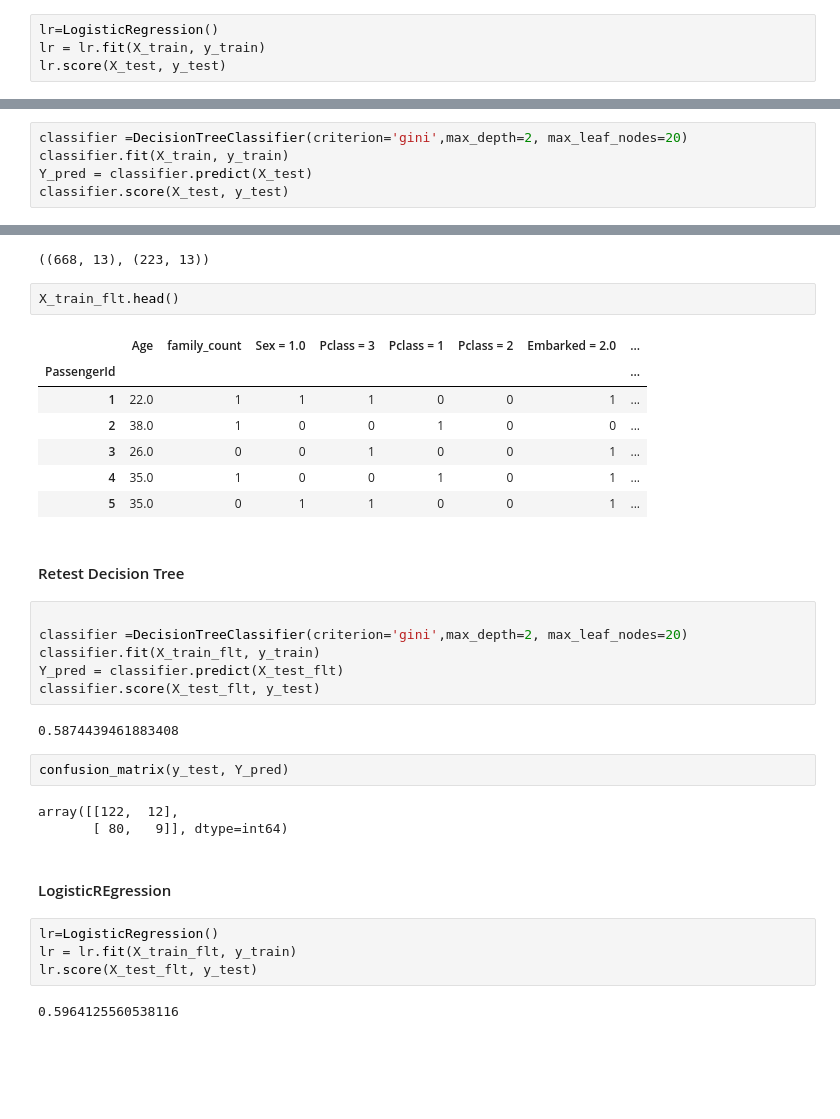
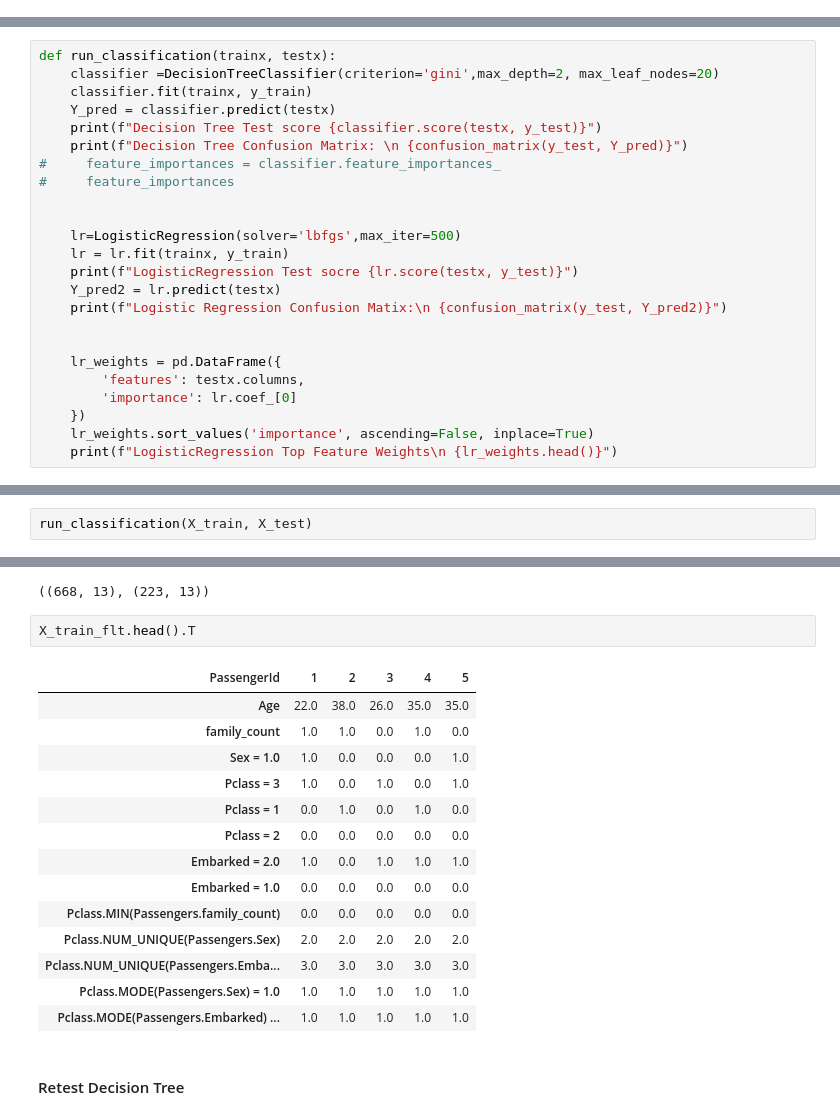
Before and after one commit to ag2816/TitanicKaggle, a Jupyter notebook: Titanic_FeatureTools.ipynb, the cells around one changed output, grey strips where cells are left out. Cells and saved outputs as stored; diff of their text form; blank space fills up the shorter version.

```diff
--- a/Titanic_FeatureTools.ipynb
+++ b/Titanic_FeatureTools.ipynb
@@ -220,4 +196,0 @@ array([0.        , 0.20918096, 0.61203442, 0.08670681, 0.        ,
-# %%
-lr=LogisticRegression()
-lr = lr.fit(X_train, y_train)
-lr.score(X_test, y_test)
@@ -232,0 +197,24 @@ array([[116,  18],
+# %%
+def run_classification(trainx, testx):
+    classifier =DecisionTreeClassifier(criterion='gini',max_depth=2, max_leaf_nodes=20)
+    classifier.fit(trainx, y_train)
+    Y_pred = classifier.predict(testx)
+    print(f"Decision Tree Test score {classifier.score(testx, y_test)}")
+    print(f"Decision Tree Confusion Matrix: \n {confusion_matrix(y_test, Y_pred)}")
+#     feature_importances = classifier.feature_importances_
+#     feature_importances
+
+
+    lr=LogisticRegression(solver='lbfgs',max_iter=500)
+    lr = lr.fit(trainx, y_train)
+    print(f"LogisticRegression Test socre {lr.score(testx, y_test)}")
+    Y_pred2 = lr.predict(testx)
+    print(f"Logistic Regression Confusion Matix:\n {confusion_matrix(y_test, Y_pred2)}")
+
+
+    lr_weights = pd.DataFrame({
+        'features': testx.columns,
+        'importance': lr.coef_[0]
+    })
+    lr_weights.sort_values('importance', ascending=False, inplace=True)
+    print(f"LogisticRegression Top Feature Weights\n {lr_weights.head()}")
@@ -504,8 +510,3 @@ for col in X_train.columns:
         X_train.drop(col, axis=1, inplace=True)
 # %% [markdown]
 ### Try Classification model
-# %%
-classifier =DecisionTreeClassifier(criterion='gini',max_depth=2, max_leaf_nodes=20)
-classifier.fit(X_train, y_train)
-Y_pred = classifier.predict(X_test)
-classifier.score(X_test, y_test)
@@ -543,0 +513,2 @@ array([[134,   0],
+# %%
+run_classification(X_train, X_test)
@@ -588,35 +576,21 @@ X_train_flt.shape, X_test_flt.shape
 # %% [output]
 ((668, 13), (223, 13))
 # %%
-X_train_flt.head()
+X_train_flt.head().T
 # %% [output]
-|  | Age | family_count | Sex = 1.0 | Pclass = 3 | Pclass = 1 | Pclass = 2 | Embarked = 2.0 | ... |
-| PassengerId |  |  |  |  |  |  |  | ... |
-| 1 | 22.0 | 1 | 1 | 1 | 0 | 0 | 1 | ... |
-| 2 | 38.0 | 1 | 0 | 0 | 1 | 0 | 0 | ... |
-| 3 | 26.0 | 0 | 0 | 1 | 0 | 0 | 1 | ... |
-| 4 | 35.0 | 1 | 0 | 0 | 1 | 0 | 1 | ... |
-| 5 | 35.0 | 0 | 1 | 1 | 0 | 0 | 1 | ... |
+| PassengerId | 1 | 2 | 3 | 4 | 5 |
+| Age | 22.0 | 38.0 | 26.0 | 35.0 | 35.0 |
+| family_count | 1.0 | 1.0 | 0.0 | 1.0 | 0.0 |
+| Sex = 1.0 | 1.0 | 0.0 | 0.0 | 0.0 | 1.0 |
+| Pclass = 3 | 1.0 | 0.0 | 1.0 | 0.0 | 1.0 |
+| Pclass = 1 | 0.0 | 1.0 | 0.0 | 1.0 | 0.0 |
+| Pclass = 2 | 0.0 | 0.0 | 0.0 | 0.0 | 0.0 |
+| Embarked = 2.0 | 1.0 | 0.0 | 1.0 | 1.0 | 1.0 |
+| Embarked = 1.0 | 0.0 | 0.0 | 0.0 | 0.0 | 0.0 |
+| Pclass.MIN(Passengers.family_count) | 0.0 | 0.0 | 0.0 | 0.0 | 0.0 |
+| Pclass.NUM_UNIQUE(Passengers.Sex) | 2.0 | 2.0 | 2.0 | 2.0 | 2.0 |
+| Pclass.NUM_UNIQUE(Passengers.Emba... | 3.0 | 3.0 | 3.0 | 3.0 | 3.0 |
+| Pclass.MODE(Passengers.Sex) = 1.0 | 1.0 | 1.0 | 1.0 | 1.0 | 1.0 |
+| Pclass.MODE(Passengers.Embarked) ... | 1.0 | 1.0 | 1.0 | 1.0 | 1.0 |
 # %% [markdown]
 #### Retest Decision Tree
-# %%
-
-classifier =DecisionTreeClassifier(criterion='gini',max_depth=2, max_leaf_nodes=20)
-classifier.fit(X_train_flt, y_train)
-Y_pred = classifier.predict(X_test_flt)
-classifier.score(X_test_flt, y_test)
-# %% [output]
-0.5874439461883408
-# %%
-confusion_matrix(y_test, Y_pred)
-# %% [output]
-array([[122,  12],
-       [ 80,   9]], dtype=int64)
-# %% [markdown]
-#### LogisticREgression
-# %%
-lr=LogisticRegression()
-lr = lr.fit(X_train_flt, y_train)
-lr.score(X_test_flt, y_test)
-# %% [output]
-0.5964125560538116
```
Also changed, not shown: parts of 72 cells of this notebook.
